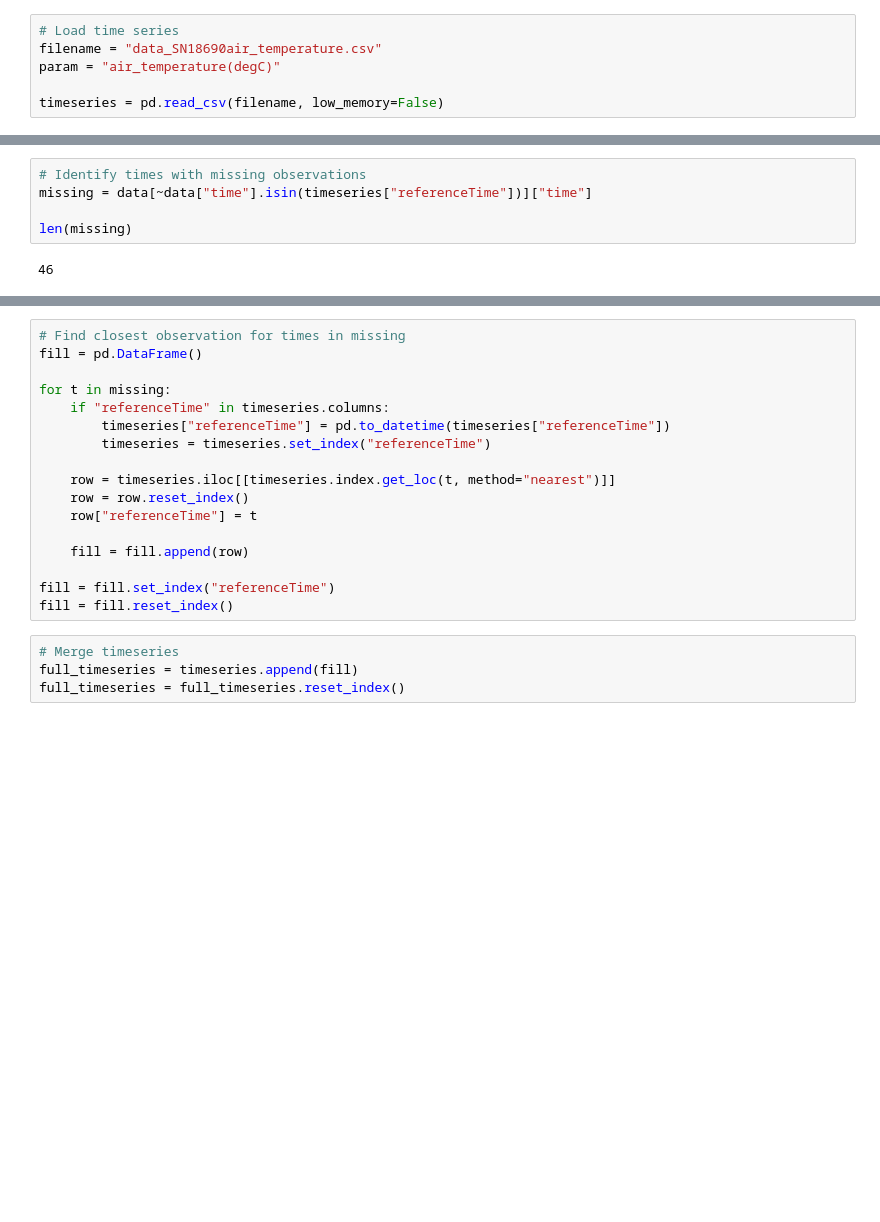
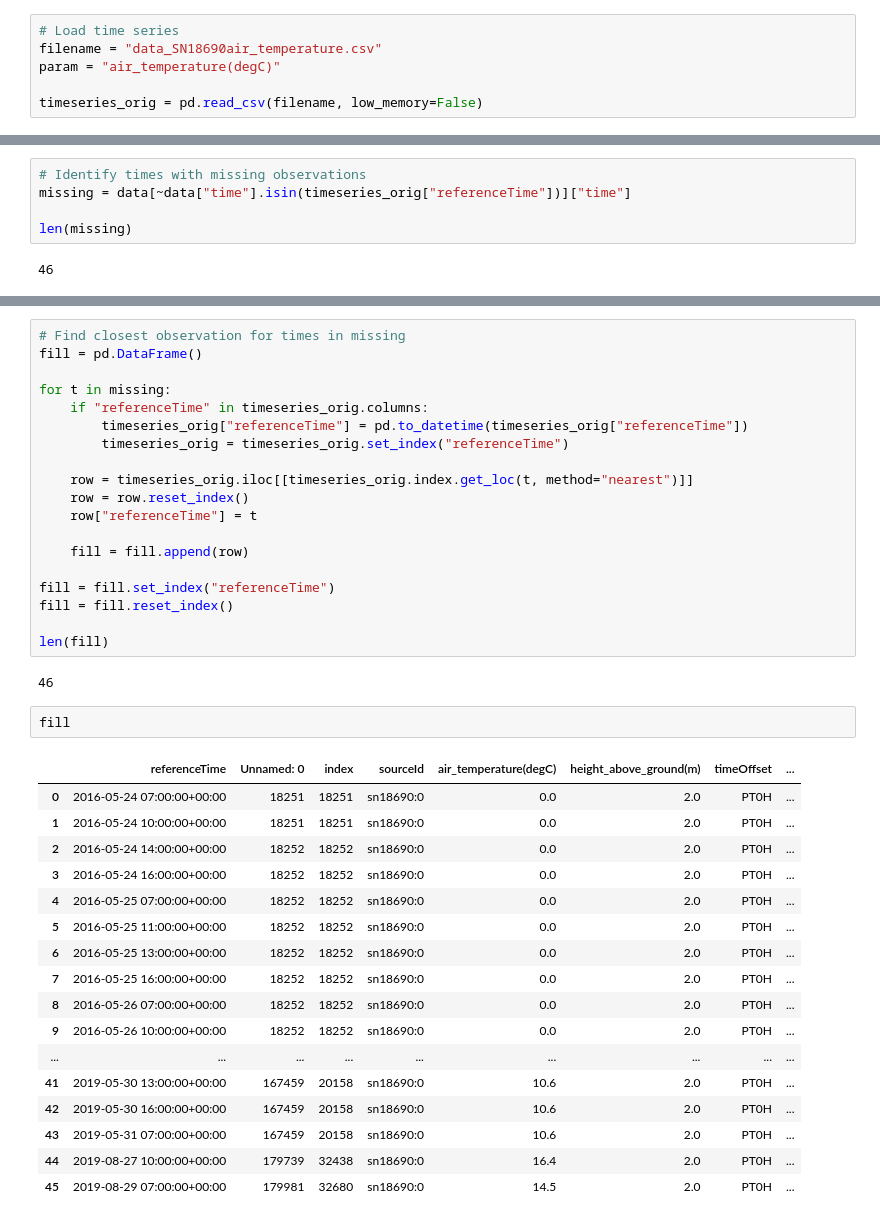
Before and after one commit to FlorianBeiser/havvarsel-data-driven-pred, a Jupyter notebook: frost-dataset-manual-postprocessing.ipynb, the cells around one changed output, grey strips where cells are left out. Cells and saved outputs as stored; diff of their text form; blank space fills up the shorter version.

Commit message:
Routine for filling missing values in ipynb (to be transferred to class)

```diff
--- a/frost-dataset-manual-postprocessing.ipynb
+++ b/frost-dataset-manual-postprocessing.ipynb
@@ -8,4 +12,4 @@ data = pd.read_csv("dataset.csv")
 filename = "data_SN18690air_temperature.csv"
 param = "air_temperature(degC)"
 
-timeseries = pd.read_csv(filename, low_memory=False)
+timeseries_orig = pd.read_csv(filename, low_memory=False)
@@ -12,6 +23,6 @@ timeseries = pd.read_csv(filename, low_memory=False)
 # %%
 # Identify times with missing observations
-missing = data[~data["time"].isin(timeseries["referenceTime"])]["time"]
+missing = data[~data["time"].isin(timeseries_orig["referenceTime"])]["time"]
 
 len(missing)
 # %% [output]
@@ -21,11 +52,11 @@ len(missing)
 fill = pd.DataFrame()
 
 for t in missing:
-    if "referenceTime" in timeseries.columns:
-        timeseries["referenceTime"] = pd.to_datetime(timeseries["referenceTime"])
-        timeseries = timeseries.set_index("referenceTime")
+    if "referenceTime" in timeseries_orig.columns:
+        timeseries_orig["referenceTime"] = pd.to_datetime(timeseries_orig["referenceTime"])
+        timeseries_orig = timeseries_orig.set_index("referenceTime")
 
-    row = timeseries.iloc[[timeseries.index.get_loc(t, method="nearest")]]
+    row = timeseries_orig.iloc[[timeseries_orig.index.get_loc(t, method="nearest")]]
     row = row.reset_index()
     row["referenceTime"] = t
 
@@ -33,7 +64,27 @@ for t in missing:
 
 fill = fill.set_index("referenceTime")
 fill = fill.reset_index()
+
+len(fill)
+# %% [output]
+46
-# %%
-# Merge timeseries
-full_timeseries = timeseries.append(fill)
-full_timeseries = full_timeseries.reset_index()
+# %%
+fill
+# %% [output]
+|  | referenceTime | Unnamed: 0 | index | sourceId | air_temperature(degC) | height_above_ground(m) | timeOffset | ... |
+| 0 | 2016-05-24 07:00:00+00:00 | 18251 | 18251 | sn18690:0 | 0.0 | 2.0 | PT0H | ... |
+| 1 | 2016-05-24 10:00:00+00:00 | 18251 | 18251 | sn18690:0 | 0.0 | 2.0 | PT0H | ... |
+| 2 | 2016-05-24 14:00:00+00:00 | 18252 | 18252 | sn18690:0 | 0.0 | 2.0 | PT0H | ... |
+| 3 | 2016-05-24 16:00:00+00:00 | 18252 | 18252 | sn18690:0 | 0.0 | 2.0 | PT0H | ... |
+| 4 | 2016-05-25 07:00:00+00:00 | 18252 | 18252 | sn18690:0 | 0.0 | 2.0 | PT0H | ... |
+| 5 | 2016-05-25 11:00:00+00:00 | 18252 | 18252 | sn18690:0 | 0.0 | 2.0 | PT0H | ... |
+| 6 | 2016-05-25 13:00:00+00:00 | 18252 | 18252 | sn18690:0 | 0.0 | 2.0 | PT0H | ... |
+| 7 | 2016-05-25 16:00:00+00:00 | 18252 | 18252 | sn18690:0 | 0.0 | 2.0 | PT0H | ... |
+| 8 | 2016-05-26 07:00:00+00:00 | 18252 | 18252 | sn18690:0 | 0.0 | 2.0 | PT0H | ... |
+| 9 | 2016-05-26 10:00:00+00:00 | 18252 | 18252 | sn18690:0 | 0.0 | 2.0 | PT0H | ... |
+| ... | ... | ... | ... | ... | ... | ... | ... | ... |
+| 41 | 2019-05-30 13:00:00+00:00 | 167459 | 20158 | sn18690:0 | 10.6 | 2.0 | PT0H | ... |
+| 42 | 2019-05-30 16:00:00+00:00 | 167459 | 20158 | sn18690:0 | 10.6 | 2.0 | PT0H | ... |
+| 43 | 2019-05-31 07:00:00+00:00 | 167459 | 20158 | sn18690:0 | 10.6 | 2.0 | PT0H | ... |
+| 44 | 2019-08-27 10:00:00+00:00 | 179739 | 32438 | sn18690:0 | 16.4 | 2.0 | PT0H | ... |
+| 45 | 2019-08-29 07:00:00+00:00 | 179981 | 32680 | sn18690:0 | 14.5 | 2.0 | PT0H | ... |
```
Also changed, not shown: parts of 6 cells of this notebook.
